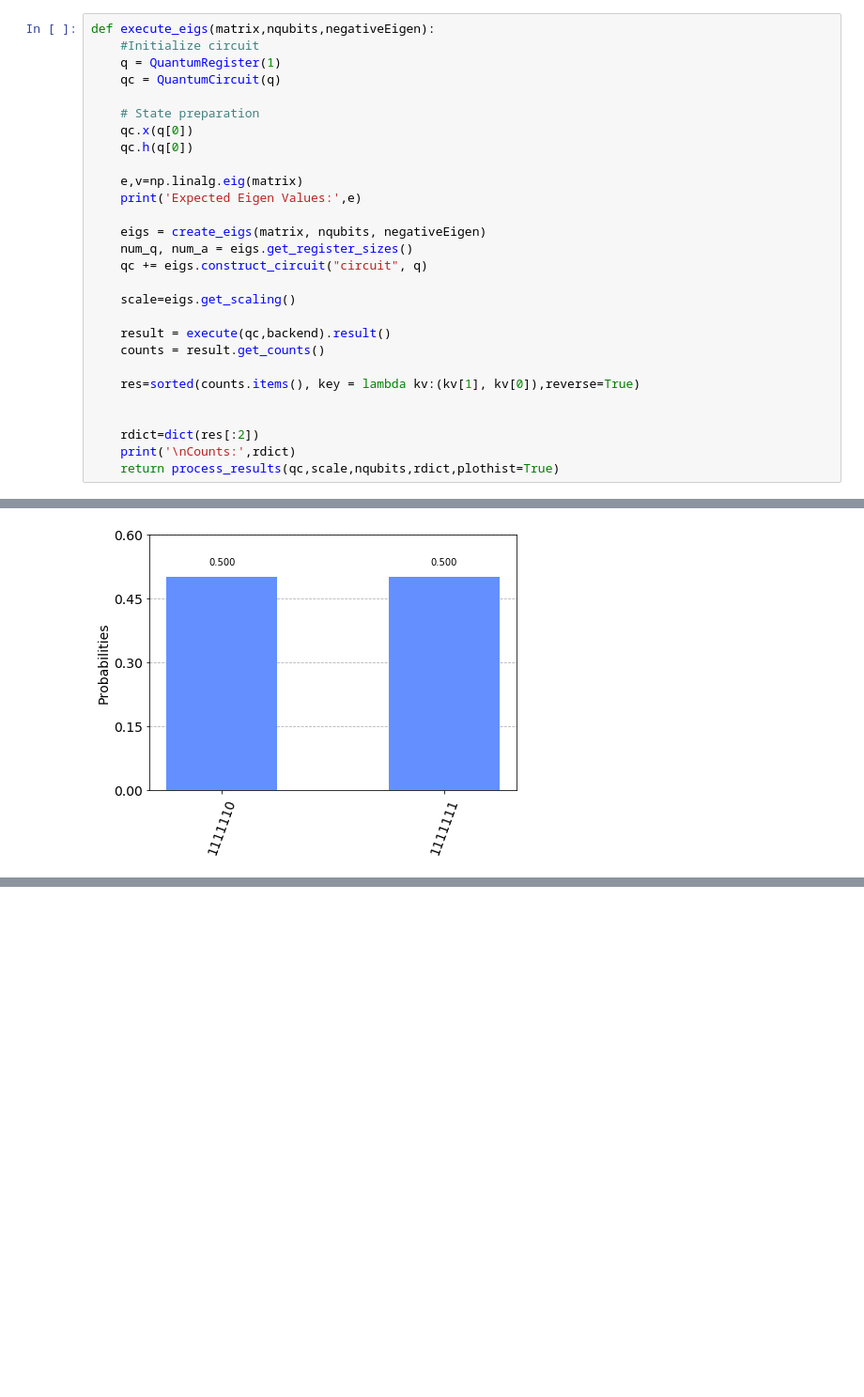
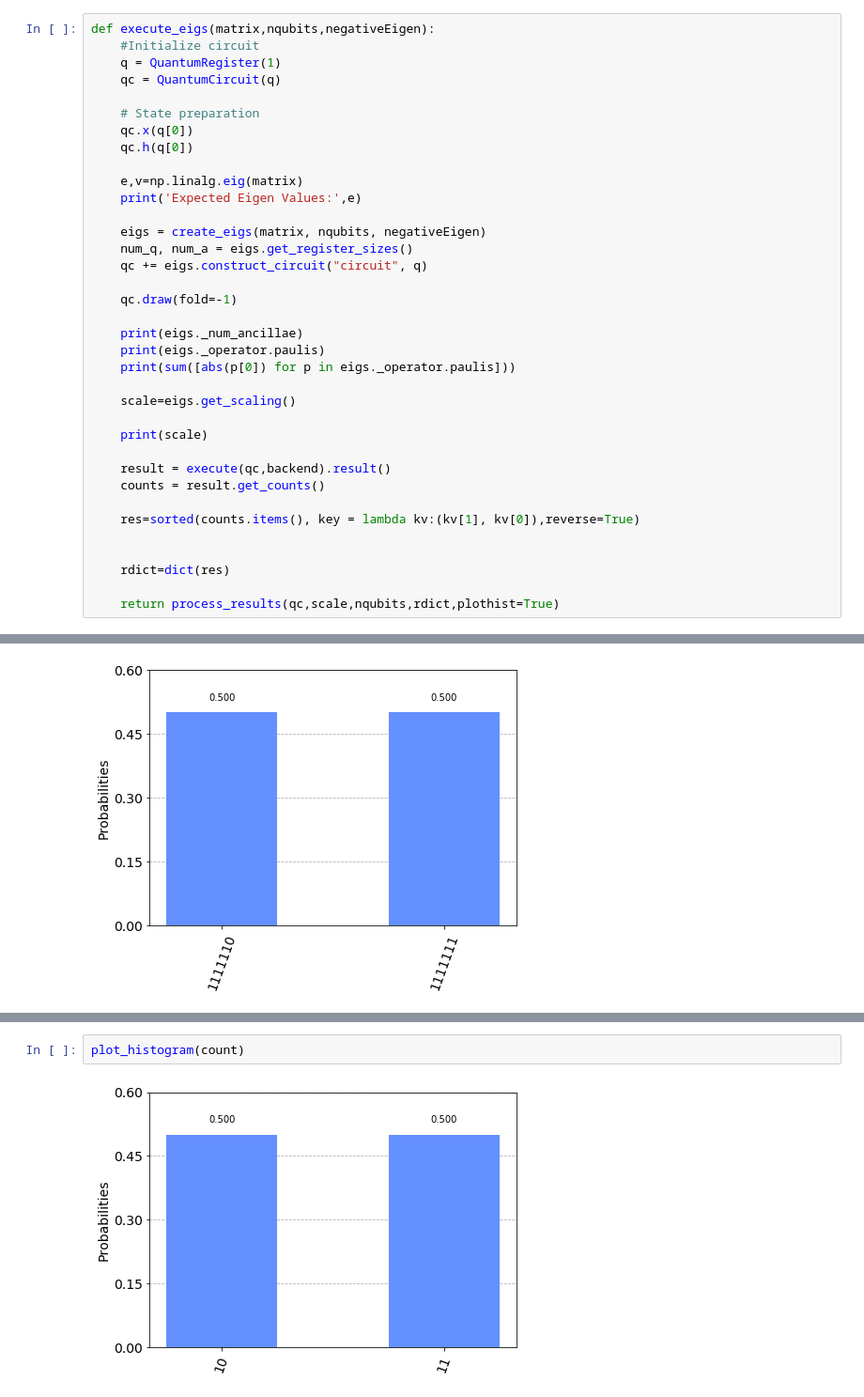
Before and after one commit to Anand-GitH/HHL-QuantumComputing, a Jupyter notebook: Qiskit-QPEStandalone.ipynb, the cells around one changed output, grey strips where cells are left out. Shown at 94% size. Cells and saved outputs as stored; diff of their text form; blank space fills up the shorter version.

```diff
--- a/Qiskit-QPEStandalone.ipynb
+++ b/Qiskit-QPEStandalone.ipynb
@@ -88,7 +89,15 @@ def execute_eigs(matrix,nqubits,negativeEigen):
     num_q, num_a = eigs.get_register_sizes()
     qc += eigs.construct_circuit("circuit", q)
 
+    qc.draw(fold=-1)
+
+    print(eigs._num_ancillae)
+    print(eigs._operator.paulis)
+    print(sum([abs(p[0]) for p in eigs._operator.paulis]))
+
     scale=eigs.get_scaling()
+
+    print(scale)
 
     result = execute(qc,backend).result()
     counts = result.get_counts()
@@ -96,8 +105,8 @@ def execute_eigs(matrix,nqubits,negativeEigen):
     res=sorted(counts.items(), key = lambda kv:(kv[1], kv[0]),reverse=True)
 
 
-    rdict=dict(res[:2])
-    print('\nCounts:',rdict)
+    rdict=dict(res)
+
     return process_results(qc,scale,nqubits,rdict,plothist=True)
 # %%
 A=[[1,-1/3],[-1/3,1]]
@@ -152,0 +166,4 @@ Actual Eigen Value from Circuit:
+# %%
+plot_histogram(count)
+# %% [output]
+[figure, added]
```
Also changed, not shown: parts of 13 cells of this notebook, 4 other files.
